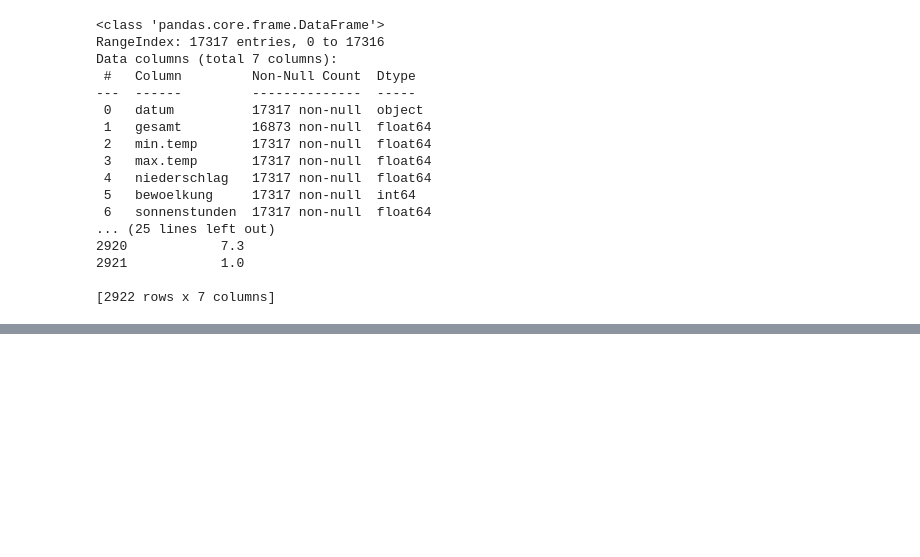
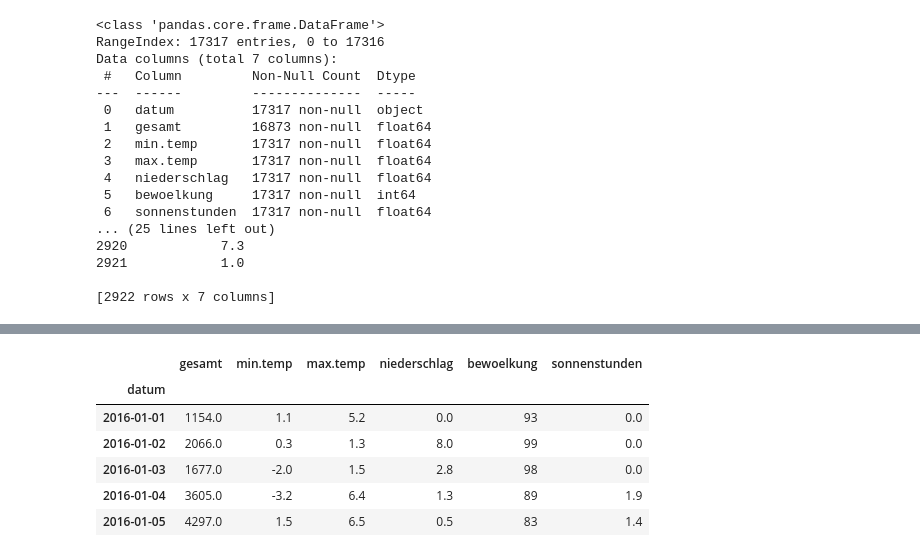
Before and after one commit to caropaezBSH/CaroPeThesis, a Jupyter notebook: Munich_Complete_Analysis/MunichAnalysis.ipynb, the cells around one changed output, grey strips where cells are left out. Saved outputs shown, nothing was run; the diff lists cells and outputs as text; code cells hidden in the pictures; blank space fills up the shorter version.

```diff
--- a/Munich_Complete_Analysis/MunichAnalysis.ipynb
+++ b/Munich_Complete_Analysis/MunichAnalysis.ipynb
@@ -206,0 +220,19 @@ Data columns (total 7 columns):
+# %%
+# Converting the 'Datum' column to datetime
+## This modification is a crucial step in time series analysis, as it allows us to leverage the temporal aspect of the data effectively.
+
+df_munich_all_locations['datum'] = pd.to_datetime(df_munich_all_locations['datum'])
+
+# Setting it as the intex of the df
+df_munich_all_locations.set_index('datum', inplace=True)
+
+# Check the modified df
+df_munich_all_locations.head()
+# %% [output]
+|  | gesamt | min.temp | max.temp | niederschlag | bewoelkung | sonnenstunden |
+| datum |  |  |  |  |  |  |
+| 2016-01-01 | 1154.0 | 1.1 | 5.2 | 0.0 | 93 | 0.0 |
+| 2016-01-02 | 2066.0 | 0.3 | 1.3 | 8.0 | 99 | 0.0 |
+| 2016-01-03 | 1677.0 | -2.0 | 1.5 | 2.8 | 98 | 0.0 |
+| 2016-01-04 | 3605.0 | -3.2 | 6.4 | 1.3 | 89 | 1.9 |
+| 2016-01-05 | 4297.0 | 1.5 | 6.5 | 0.5 | 83 | 1.4 |
```
Also changed, not shown: parts of 9 cells of this notebook.
